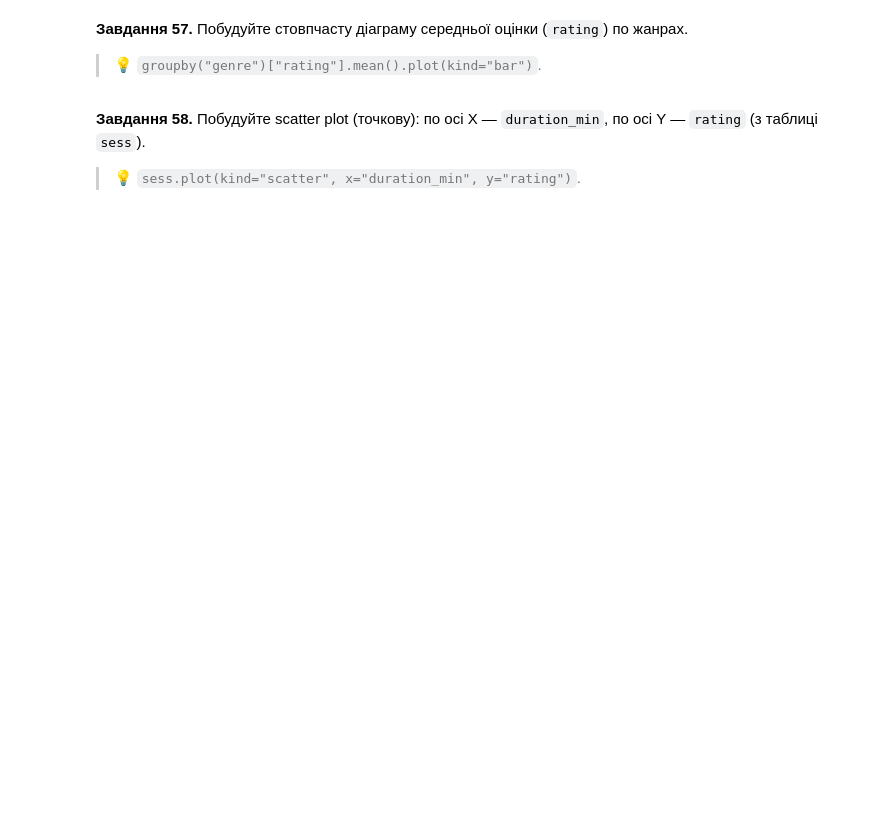
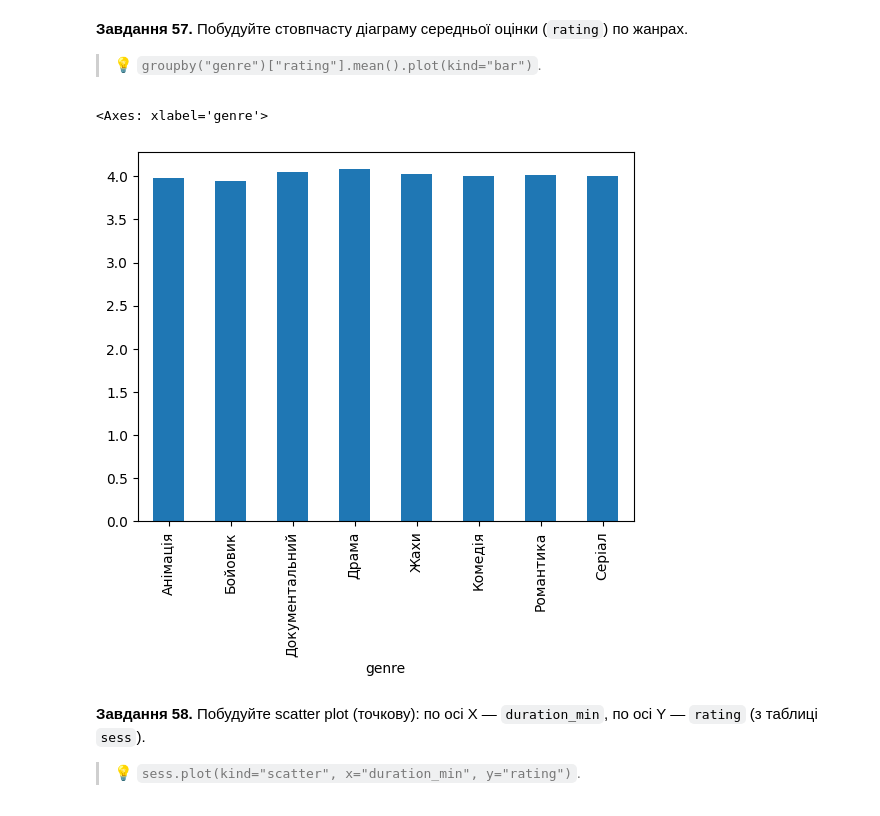
Before and after one commit to DymaStar/DTA_2026, a Jupyter notebook: HW/HW_DimaStar2905Nazar80_"pandas_viz_practice_ipynb".ipynb, the cells around one changed output. Drawn from its saved outputs; the diff is of its cells as text; code cells hidden in the pictures; blank space fills up the shorter version.

```diff
--- a/HW/HW_DimaStar2905Nazar80_"pandas_viz_practice_ipynb".ipynb
+++ b/HW/HW_DimaStar2905Nazar80_"pandas_viz_practice_ipynb".ipynb
@@ -1185,3 +1195,9 @@ plt.show()
+# %%
+# Завдання 57:
+sess.groupby("genre")["rating"].mean().plot(kind = "bar")
+# %% [output]
+<Axes: xlabel='genre'>
+[figure, added]
 # %% [markdown]
 **Завдання 58.** Побудуйте scatter plot (точкову): по осі X — `duration_min`, по осі Y — `rating` (з таблиці `sess`).
 
```
Also changed, not shown: parts of 22 cells of this notebook.
